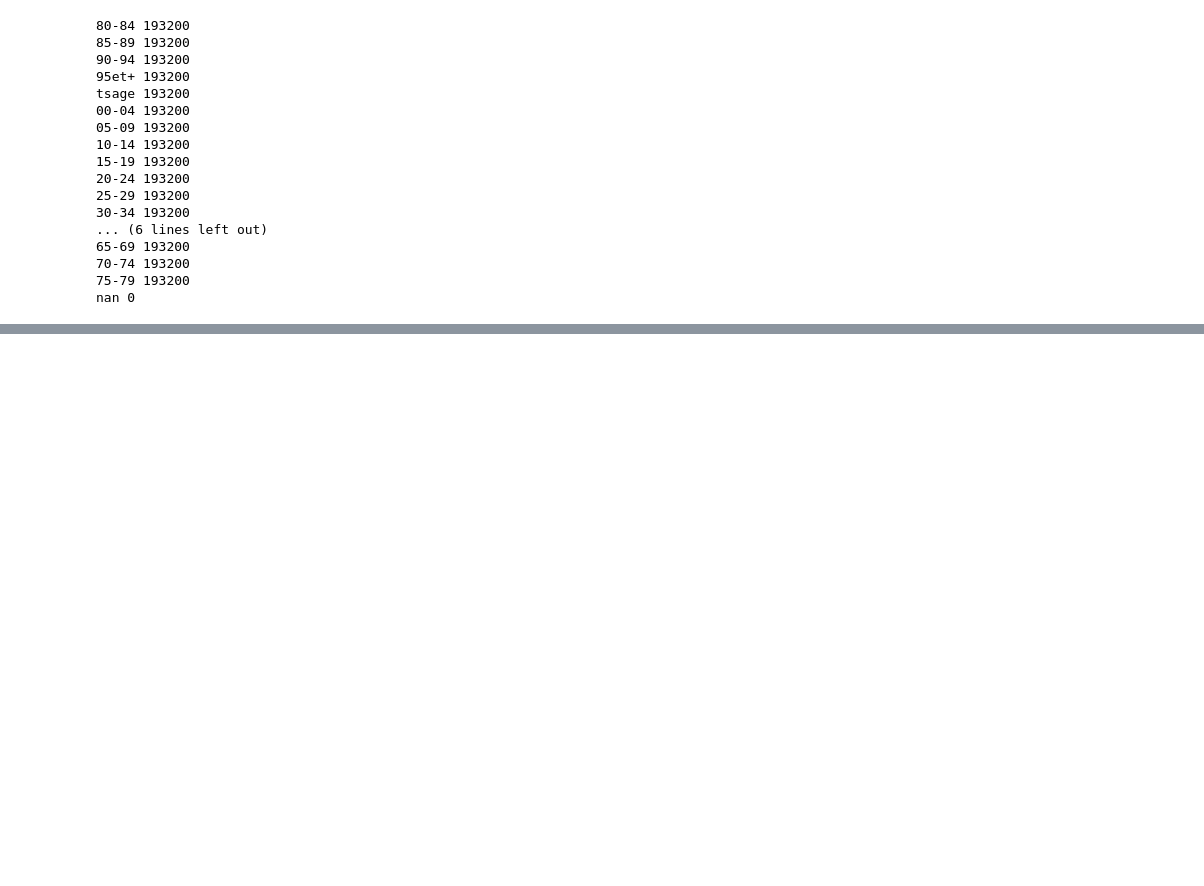
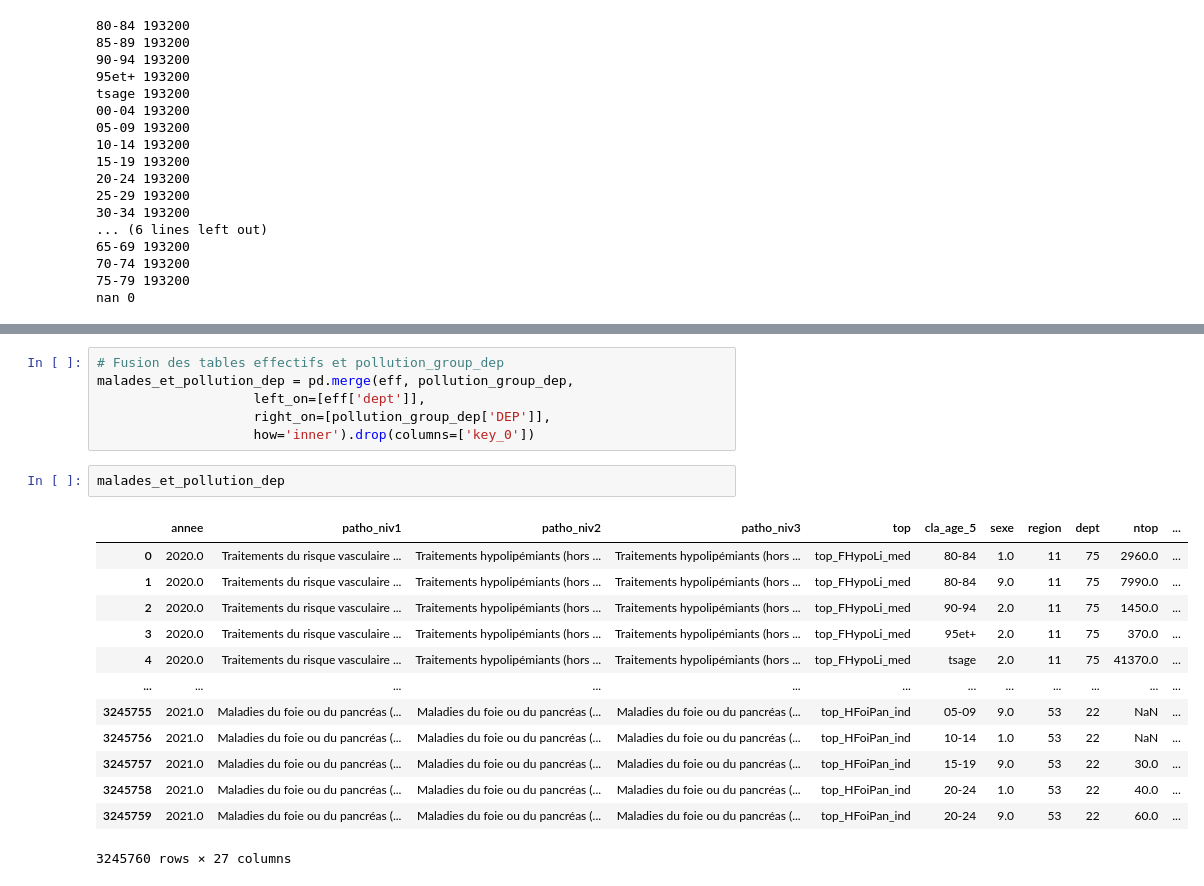
Before and after one commit to tpaquier/Python_DS, a Jupyter notebook: Stat desc.ipynb, the cells around one changed output, grey strips where cells are left out. Saved outputs shown, nothing was run; the diff lists cells and outputs as text; blank space fills up the shorter version.

```diff
--- a/Stat desc.ipynb
+++ b/Stat desc.ipynb
@@ -210,0 +302,22 @@ nan 0
+# %%
+# Fusion des tables effectifs et pollution_group_dep
+malades_et_pollution_dep = pd.merge(eff, pollution_group_dep,
+                    left_on=[eff['dept']],
+                    right_on=[pollution_group_dep['DEP']],
+                    how='inner').drop(columns=['key_0'])
+# %%
+malades_et_pollution_dep
+# %% [output]
+|  | annee | patho_niv1 | patho_niv2 | patho_niv3 | top | cla_age_5 | sexe | region | dept | ntop | ... |
+| 0 | 2020.0 | Traitements du risque vasculaire ... | Traitements hypolipémiants (hors ... | Traitements hypolipémiants (hors ... | top_FHypoLi_med | 80-84 | 1.0 | 11 | 75 | 2960.0 | ... |
+| 1 | 2020.0 | Traitements du risque vasculaire ... | Traitements hypolipémiants (hors ... | Traitements hypolipémiants (hors ... | top_FHypoLi_med | 80-84 | 9.0 | 11 | 75 | 7990.0 | ... |
+| 2 | 2020.0 | Traitements du risque vasculaire ... | Traitements hypolipémiants (hors ... | Traitements hypolipémiants (hors ... | top_FHypoLi_med | 90-94 | 2.0 | 11 | 75 | 1450.0 | ... |
+| 3 | 2020.0 | Traitements du risque vasculaire ... | Traitements hypolipémiants (hors ... | Traitements hypolipémiants (hors ... | top_FHypoLi_med | 95et+ | 2.0 | 11 | 75 | 370.0 | ... |
+| 4 | 2020.0 | Traitements du risque vasculaire ... | Traitements hypolipémiants (hors ... | Traitements hypolipémiants (hors ... | top_FHypoLi_med | tsage | 2.0 | 11 | 75 | 41370.0 | ... |
+| ... | ... | ... | ... | ... | ... | ... | ... | ... | ... | ... | ... |
+| 3245755 | 2021.0 | Maladies du foie ou du pancréas (... | Maladies du foie ou du pancréas (... | Maladies du foie ou du pancréas (... | top_HFoiPan_ind | 05-09 | 9.0 | 53 | 22 | NaN | ... |
+| 3245756 | 2021.0 | Maladies du foie ou du pancréas (... | Maladies du foie ou du pancréas (... | Maladies du foie ou du pancréas (... | top_HFoiPan_ind | 10-14 | 1.0 | 53 | 22 | NaN | ... |
+| 3245757 | 2021.0 | Maladies du foie ou du pancréas (... | Maladies du foie ou du pancréas (... | Maladies du foie ou du pancréas (... | top_HFoiPan_ind | 15-19 | 9.0 | 53 | 22 | 30.0 | ... |
+| 3245758 | 2021.0 | Maladies du foie ou du pancréas (... | Maladies du foie ou du pancréas (... | Maladies du foie ou du pancréas (... | top_HFoiPan_ind | 20-24 | 1.0 | 53 | 22 | 40.0 | ... |
+| 3245759 | 2021.0 | Maladies du foie ou du pancréas (... | Maladies du foie ou du pancréas (... | Maladies du foie ou du pancréas (... | top_HFoiPan_ind | 20-24 | 9.0 | 53 | 22 | 60.0 | ... |
+3245760 rows × 27 columns
```
Also changed, not shown: parts of 12 cells of this notebook.
